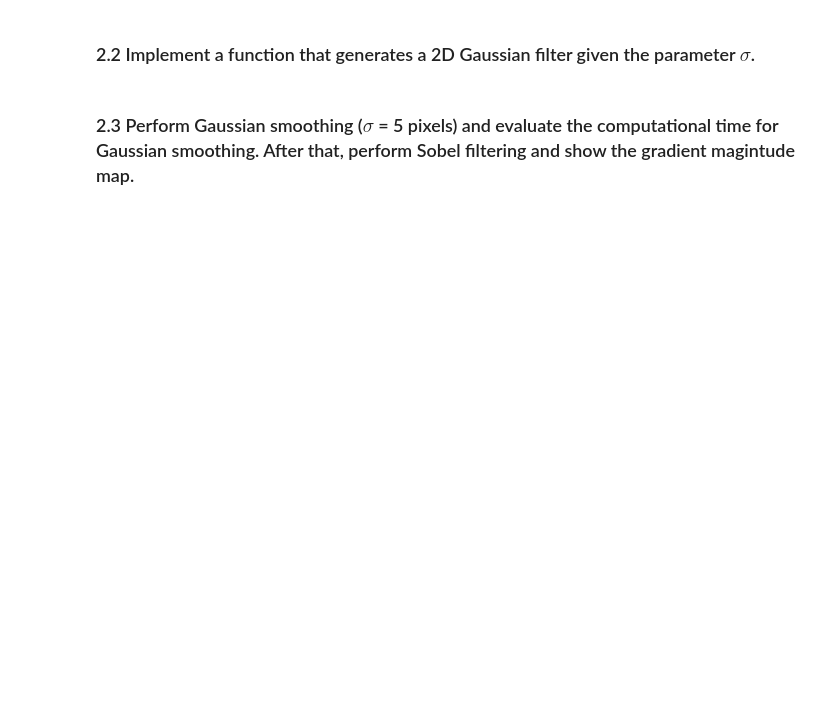
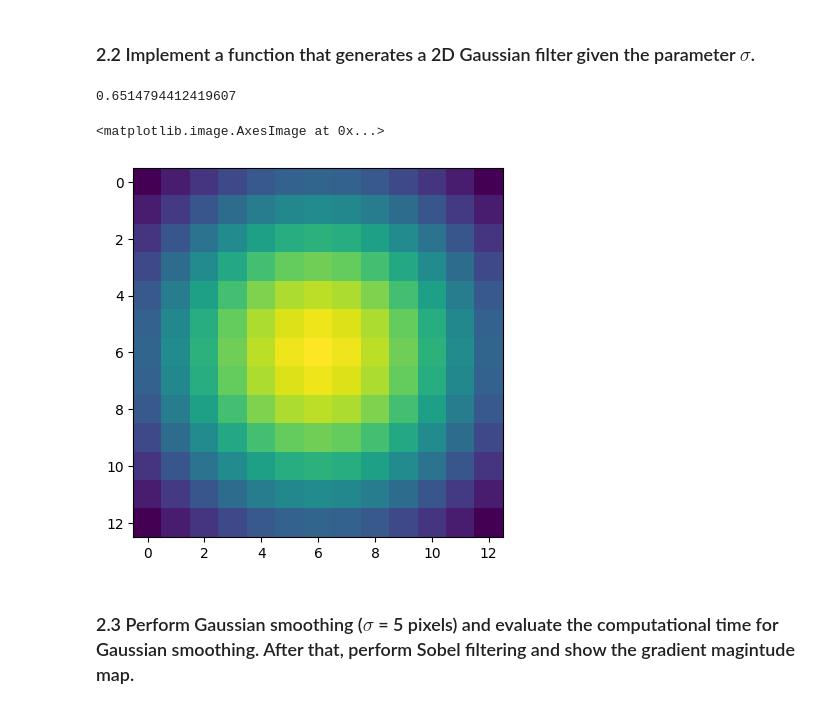
Before and after one commit to aliabbas299792/imperial, a Jupyter notebook: coursework_01/coursework_01.ipynb, the cells around one changed output. Saved outputs shown, nothing was run; the diff lists cells and outputs as text; code cells hidden in the pictures; blank space fills up the shorter version.

```diff
--- a/coursework_01/coursework_01.ipynb
+++ b/coursework_01/coursework_01.ipynb
@@ -168,18 +181,29 @@ plt.gcf().set_size_inches(8, 8)
 # %%
 # Design the Gaussian filter
 def gaussian_filter_2d(sigma):
     # sigma: the parameter sigma in the Gaussian kernel (unit: pixel)
     #
     # return: a 2D array for the Gaussian kernel
 
-    ### Insert your code ###
-    h = ...
+    k = 3 # values past 3/4 sigma are insignificant, I select 3 sigma
+    std_devs = k*sigma
+    normalisation_factor = 2*np.pi*sigma**2
+
+    h = np.zeros((std_devs*2+1, std_devs*2+1))
+    for i in range(-std_devs, std_devs+1):
+        for j in range(-std_devs, std_devs+1):
+            h[i+std_devs][j+std_devs] = 1/normalisation_factor * np.exp(-(i**2 + j**2)/(2*sigma**2))
     return h
 
 # Visualise the Gaussian filter when sigma = 5 pixel (provided)
 sigma = 5
 h = gaussian_filter_2d(sigma)
+print(h.sum())
 plt.imshow(h)
+# %% [output]
+0.6514794412419607
+<matplotlib.image.AxesImage at 0x...>
+[figure, added]
 # %% [markdown]
 ### 2.3 Perform Gaussian smoothing ($\sigma$ = 5 pixels) and evaluate the computational time for Gaussian smoothing. After that, perform Sobel filtering and show the gradient magintude map.
 # %%
```
Also changed, not shown: parts of 2 cells of this notebook.
